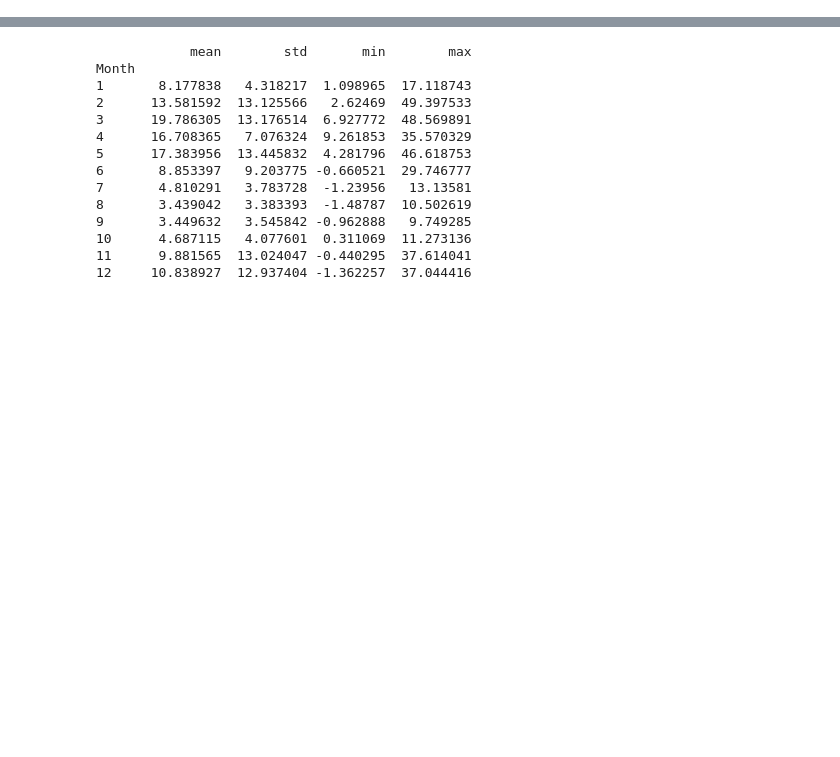
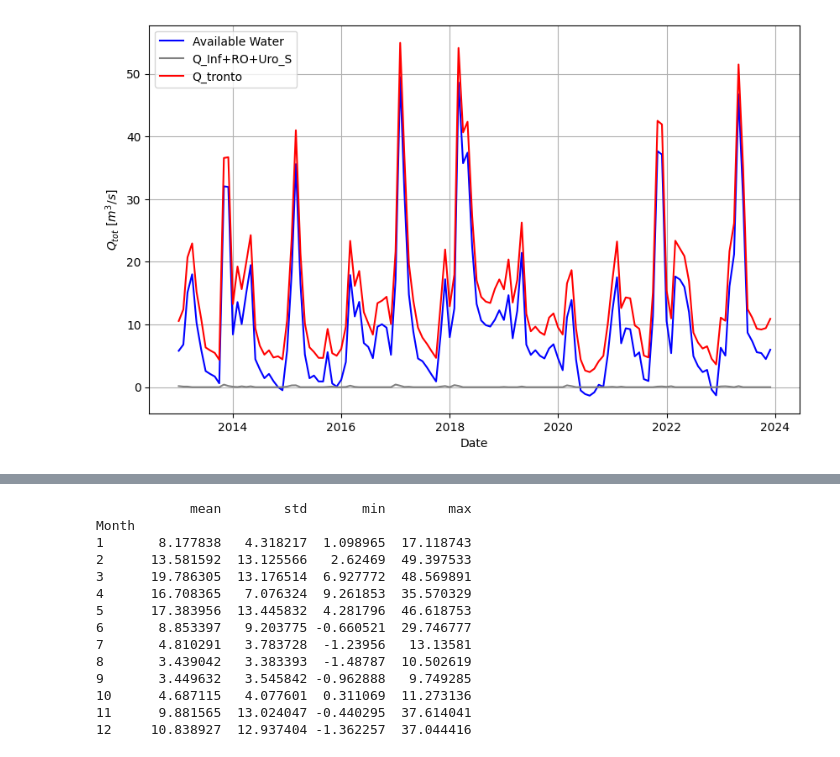
Before and after one commit to NicoloCiuccoli/NeuralProphet_Drought, a Jupyter notebook: code/Demand Index.ipynb, the cells around one changed output, grey strips where cells are left out. Saved outputs shown, nothing was run; the diff lists cells and outputs as text; code cells hidden in the pictures; blank space fills up the shorter version.

```diff
--- a/code/Demand Index.ipynb
+++ b/code/Demand Index.ipynb
@@ -21,5 +21,19 @@ Data
 | 131 | 2023-11-01 | 9.42106 | 0.111806 | 0 | 9.532865 | 5.04 | 4.492865 | ... |
 | 132 | 2023-12-01 | 10.909535 | 0.111806 | 0 | 11.021341 | 5.04 | 5.981341 | ... |
 132 rows × 18 columns
+# %%
+plt.figure(figsize=(10, 6))
+plt.plot(Data['Date'], Data['Net available discharge (-MEF)'], label='Available Water', color='blue')  # Parte nota
+plt.plot(Data['Date'], Data['Q_Inf+RO+Uro_S (m3/s)'], label='Q_Inf+RO+Uro_S', color='grey')  # Parte nota
+plt.plot(Data['Date'], Data['Q_tronto'], label='Q_tronto', color='red')  # Parte nota
+#plt.plot(Data['Date'], Data['Q_tot'], label='Available Water', color='green')  # Parte nota
+#plt.title('Availabe Water')
+plt.xlabel('Date')
+plt.ylabel('$Q_{tot}$ [$m^3/s$]')
+plt.legend()
+plt.grid()
+plt.show()
+# %% [output]
+[figure, added]
 # %%
 plt.figure(figsize=(10, 6))
```
Also changed, not shown: parts of 7 cells of this notebook.
